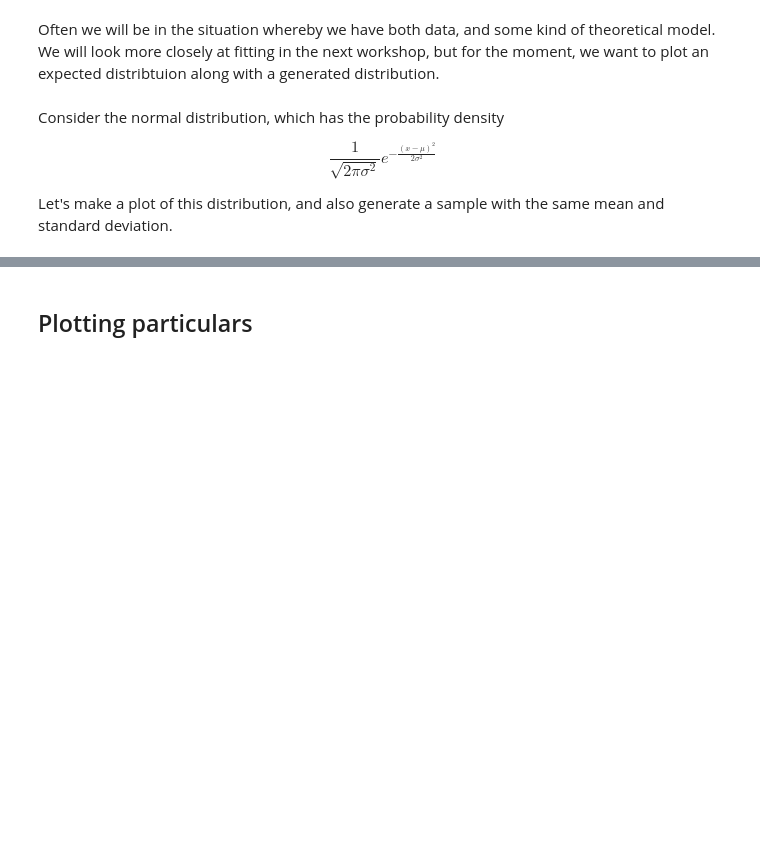
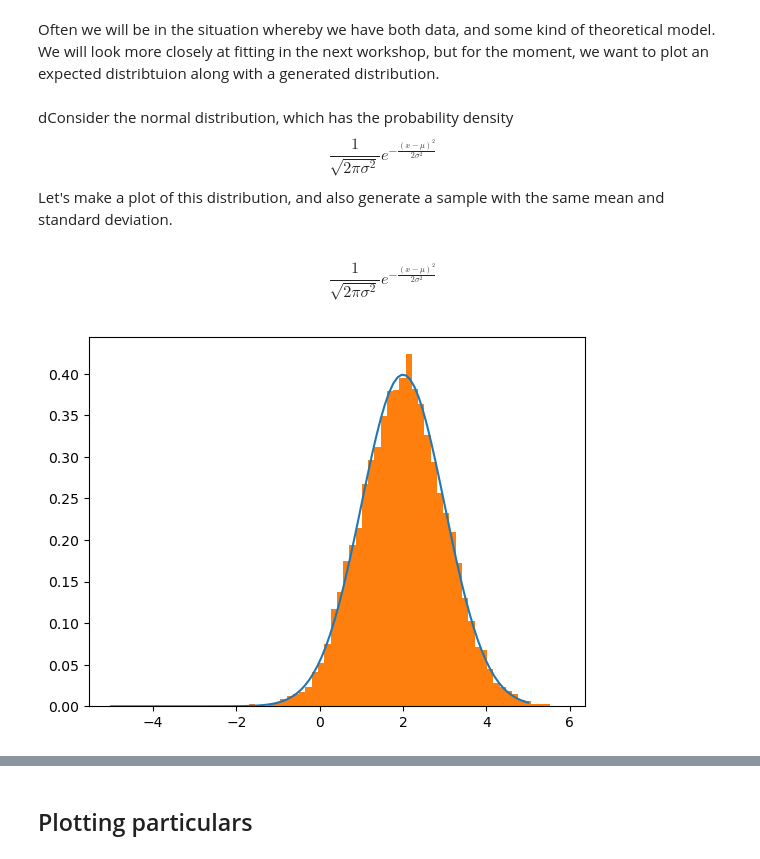
Before and after one commit to UTAS-physics/KYA211, a Jupyter notebook: Content/02 - Data processing.ipynb, the cells around one changed output, grey strips where cells are left out. Cells and saved outputs as stored; diff of their text form; code cells hidden in the pictures; blank space fills up the shorter version.

```diff
--- a/Content/02 - Data processing.ipynb
+++ b/Content/02 - Data processing.ipynb
@@ -162,3 +324,11 @@ array([1.e-03, 1.e-02, 1.e-01, 1.e+00, 1.e+01, 1.e+02, 1.e+03, 1.e+04])
 Sometimes we might like to _create_ data to verify a model. It should be clear that using programming, you can construct any model from the ground up using the fundamental building blocks, but for common tasks, it is likely that a highly-optimised routine already exists for the task.
 # %% [markdown]
 For example we can generate samples from a normal distribution easily via `np.random.normal(μ, σ, N)`
+# %%
+m = 2
+sd = 1
+N = 10000
+
+s = np.random.normal(m, sd, N)
+
+print(s)
@@ -188,13 +362,29 @@ It is important to be aware that `np.mean(sample)` and `sample.mean()` as you wi
 # %% [markdown]
 Often we will be in the situation whereby we have both data, and some kind of theoretical model. We will look more closely at fitting in the next workshop, but for the moment, we want to plot an expected distribtuion along with a generated distribution.
 # %% [markdown]
-Consider the normal distribution, which has the probability density
-
+dConsider the normal distribution, which has the probability density
 $$
 \frac{1}{\sqrt{2\pi\sigma^2}}e^{-\frac{(x-\mu)^2}{2\sigma^2}}
 $$
-
 Let's make a plot of this distribution, and also generate a sample with the same mean and standard deviation.
+# %% [markdown]
+$$
+\frac{1}{\sqrt{2\pi\sigma^2}}e^{-\frac{(x-\mu)^2}{2\sigma^2}}
+$$
+# %%
+def gauss(x, mu, sigma):
+    first_term = 1/(np.sqrt(2*np.pi*sigma ** 2))
+    second_term = np.exp(- (x - mu)**2/(2 * sigma ** 2))
+    return first_term * second_term
+
+x = np.linspace(-5,5,100)
+y = gauss(x, m, sd)
+
+plt.plot(x,y)
+plt.hist(s, bins= 50, density=True)
+plt.show()
+# %% [output]
+[figure, added]
 # %%
 import numpy as np
 import matplotlib.pyplot as plt
```
Also changed, not shown: parts of 49 cells of this notebook, 6 other files.
